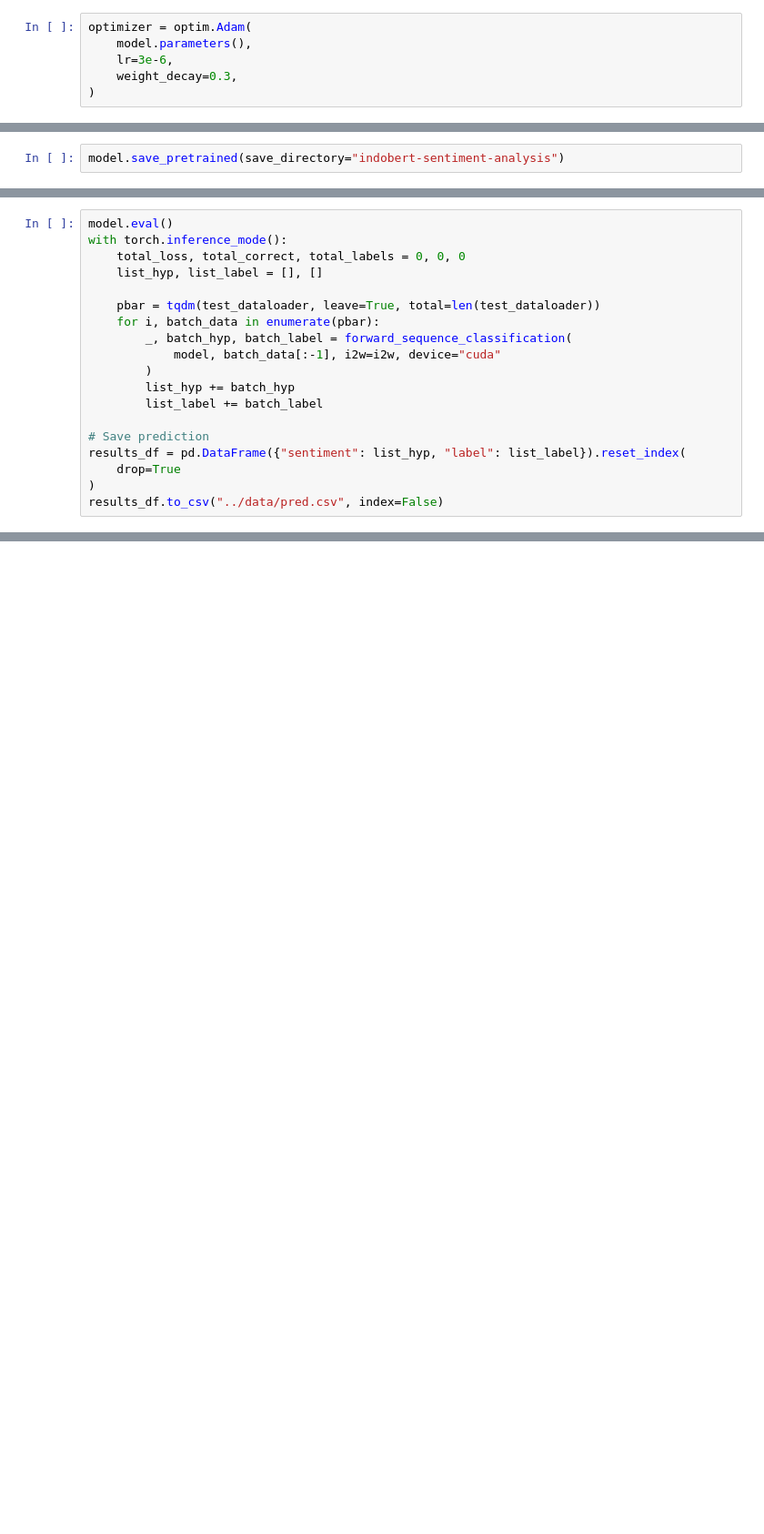
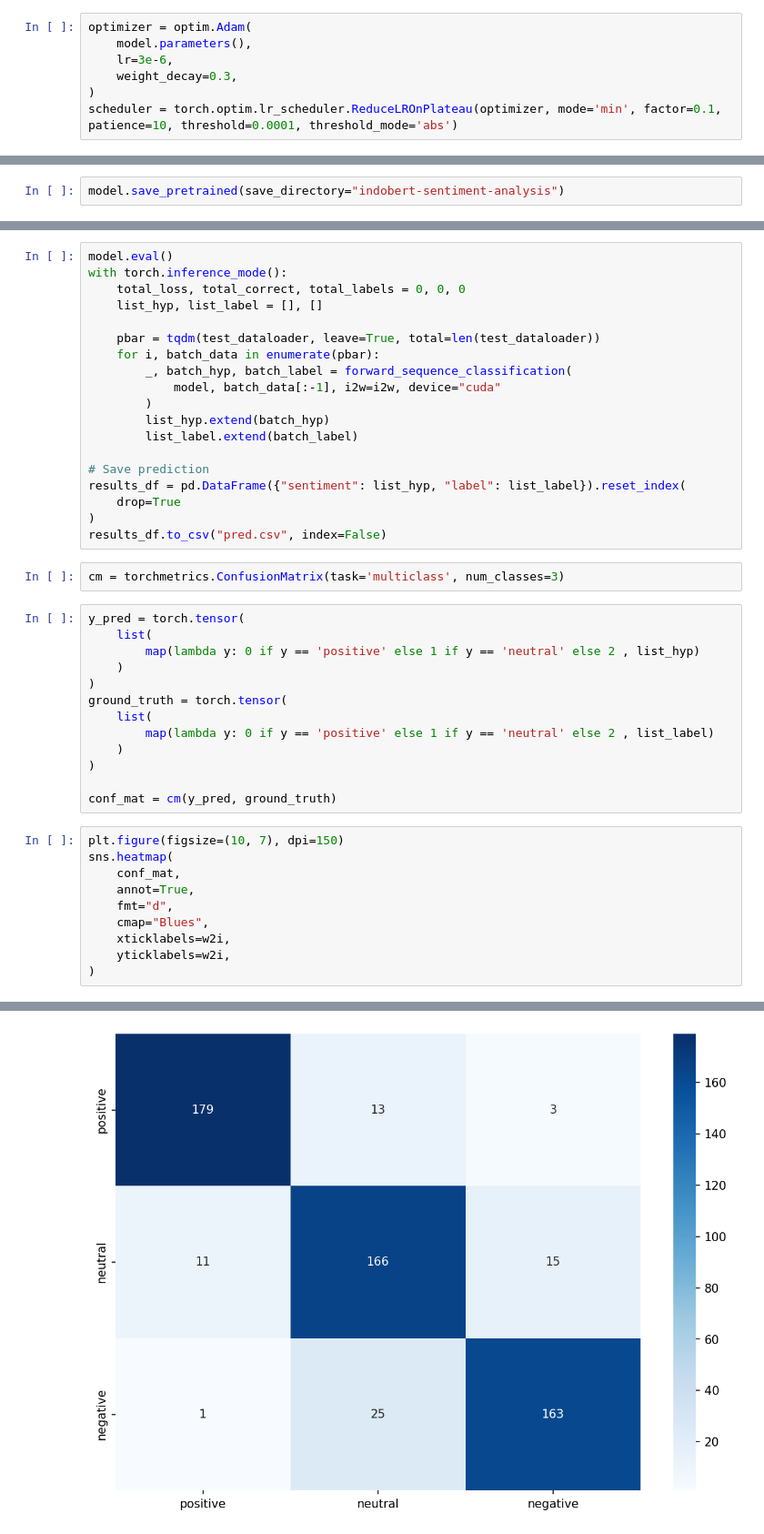
Before and after one commit to JordanMarcelino/sentiment-analysis-tws-tokped, a Jupyter notebook: notebook/3.0-sentiment-analysis.ipynb, the cells around one changed output, grey strips where cells are left out. Shown at 91% size. Cells and saved outputs as stored; diff of their text form; blank space fills up the shorter version.

```diff
--- a/notebook/3.0-sentiment-analysis.ipynb
+++ b/notebook/3.0-sentiment-analysis.ipynb
@@ -223,5 +288,6 @@ optimizer = optim.Adam(
     lr=3e-6,
     weight_decay=0.3,
 )
+scheduler = torch.optim.lr_scheduler.ReduceLROnPlateau(optimizer, mode='min', factor=0.1, patience=10, threshold=0.0001, threshold_mode='abs')
 # %%
 epochs = 100
@@ -294,11 +392,37 @@ with torch.inference_mode():
         _, batch_hyp, batch_label = forward_sequence_classification(
             model, batch_data[:-1], i2w=i2w, device="cuda"
         )
-        list_hyp += batch_hyp
-        list_label += batch_label
+        list_hyp.extend(batch_hyp)
+        list_label.extend(batch_label)
 
 # Save prediction
 results_df = pd.DataFrame({"sentiment": list_hyp, "label": list_label}).reset_index(
     drop=True
 )
-results_df.to_csv("../data/pred.csv", index=False)
+results_df.to_csv("pred.csv", index=False)
+# %%
+cm = torchmetrics.ConfusionMatrix(task='multiclass', num_classes=3)
+# %%
+y_pred = torch.tensor(
+    list(
+        map(lambda y: 0 if y == 'positive' else 1 if y == 'neutral' else 2 , list_hyp)
+    )
+)
+ground_truth = torch.tensor(
+    list(
+        map(lambda y: 0 if y == 'positive' else 1 if y == 'neutral' else 2 , list_label)
+    )
+)
+
+conf_mat = cm(y_pred, ground_truth)
+# %%
+plt.figure(figsize=(10, 7), dpi=150)
+sns.heatmap(
+    conf_mat,
+    annot=True,
+    fmt="d",
+    cmap="Blues",
+    xticklabels=w2i,
+    yticklabels=w2i,
+)
+# %% [output]
@@ -304,0 +430 @@ results_df.to_csv("../data/pred.csv", index=False)
+[figure, added]
```
Also changed, not shown: parts of 16 cells of this notebook, 4 other files.
